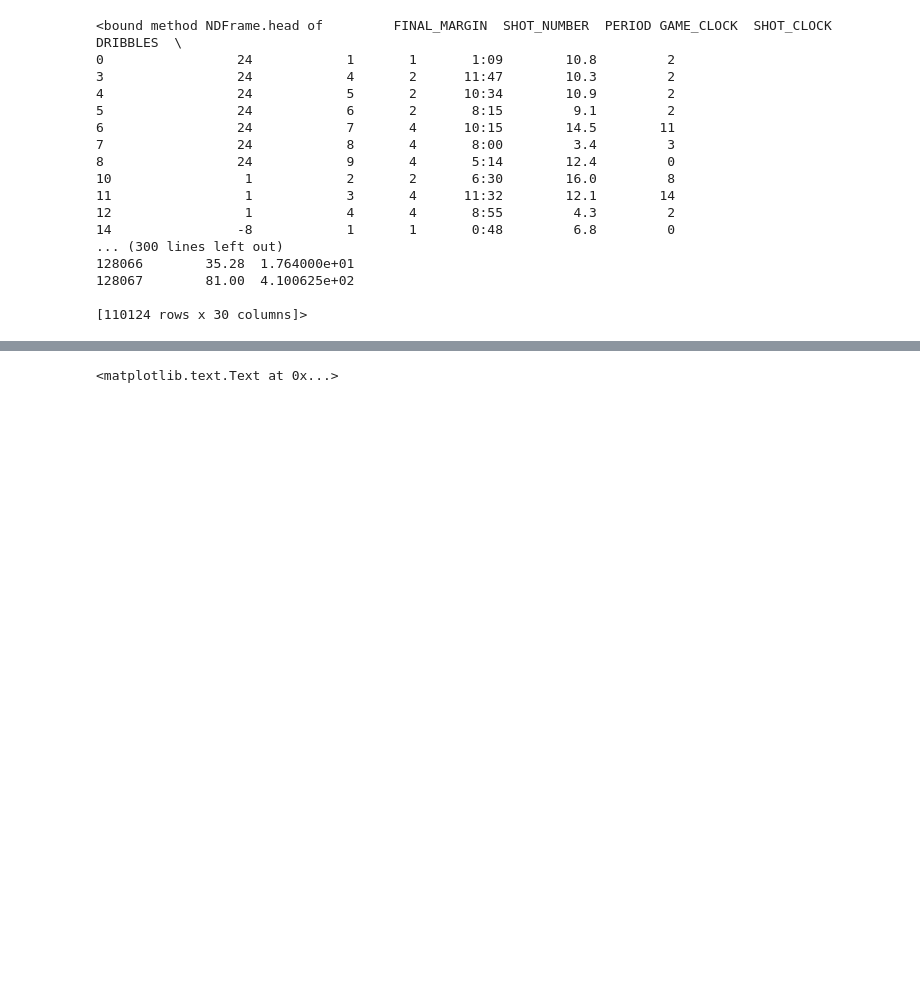
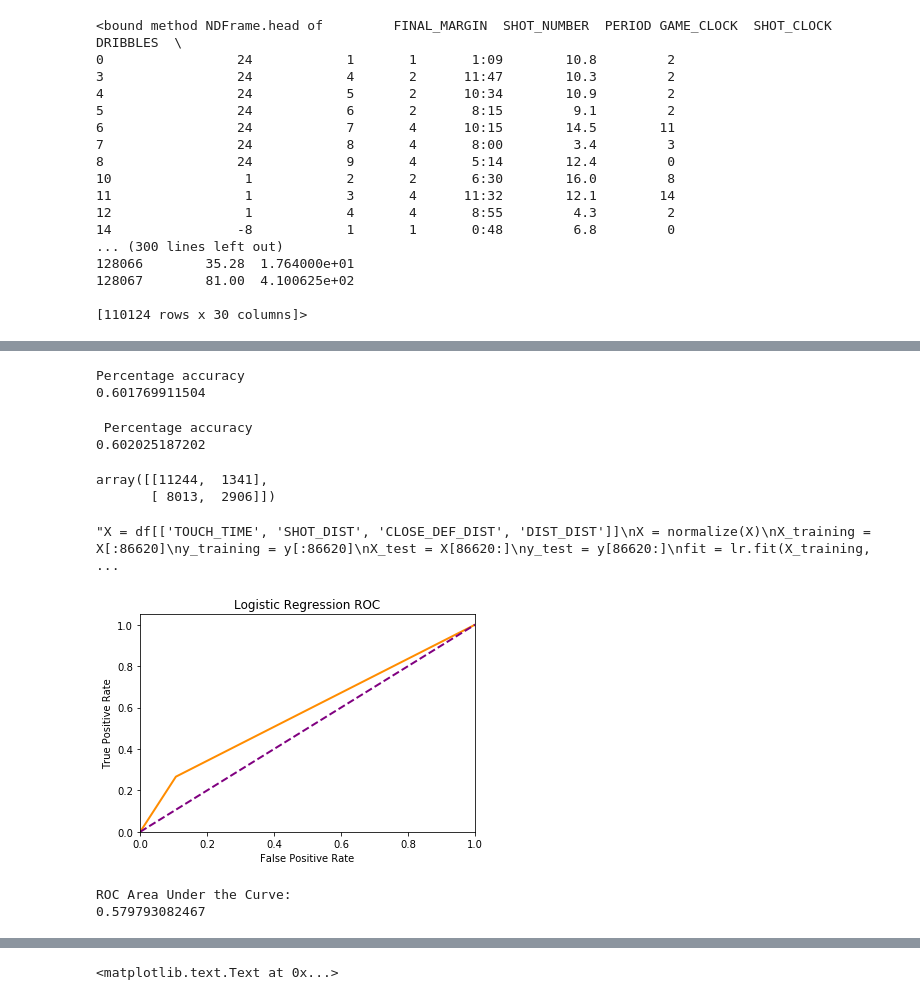
Before and after one commit to kthoward/Thinkful, a Jupyter notebook: *_Portfolio_NBA_Shot_Log.ipynb, the cells around one changed output, grey strips where cells are left out. Saved outputs shown, nothing was run; the diff lists cells and outputs as text; code cells hidden in the pictures; blank space fills up the shorter version.

```diff
--- a/*_Portfolio_NBA_Shot_Log.ipynb
+++ b/*_Portfolio_NBA_Shot_Log.ipynb
@@ -776,8 +216,0 @@ print(predictions)
-# %%
-# Adding the prediction of shot made to the DF
-prediction = []
-for pred in predictions:
-    pred = pred[1]
-    prediction.append(pred)
-df['PREDICTION'] = prediction
-df.head(10)
@@ -892,0 +513,71 @@ print(a)
+# %%
+# Reducing features to those that have been the most successful. Also worked with features that didn't make the cut
+# for our previous models but left them out due to lack of success
+lr = LogisticRegression()
+y = df['FGM']
+X = df[['PERIOD', 'TOUCH_TIME', 'SHOT_DIST', 'CLOSE_DEF_DIST', 'DIST_DIST', 'player_id']]
+X = normalize(X)
+X_training = X[:86620]
+y_training = y[:86620]
+X_test = X[86620:]
+y_test = y[86620:]
+fit = lr.fit(X_training, y_training)
+y_pred = lr.predict(X_test)
+print('Percentage accuracy')
+print(lr.score(X_test, y_test))
+# %% [output]
+Percentage accuracy
+0.601769911504
+# %%
+# Tuning our model to increase regularization slightly
+lr = LogisticRegression(C=.65)
+fit = lr.fit(X_training, y_training)
+y_pred = lr.predict(X_test)
+print('\n Percentage accuracy')
+print(lr.score(X_test, y_test))
+# %% [output]
+ Percentage accuracy
+0.602025187202
+# %%
+# 68.4% on selecting 'made' 58.3% on selecting missed. Less frquency selecting 'made' then other models. But much
+# higher success rate.
+confusion_matrix(y_test, y_pred)
+# %% [output]
+array([[11244,  1341],
+       [ 8013,  2906]])
+# %%
+# Attempted to remove 'player_id to lesser success
+'''X = df[['TOUCH_TIME', 'SHOT_DIST', 'CLOSE_DEF_DIST', 'DIST_DIST']]
+X = normalize(X)
+X_training = X[:86620]
+y_training = y[:86620]
+X_test = X[86620:]
+y_test = y[86620:]
+fit = lr.fit(X_training, y_training)
+y_pred = lr.predict(X_test)
+print('\n Percentage accuracy')
+print(lr.score(X_test, y_test))'''
+# %% [output]
+"X = df[['TOUCH_TIME', 'SHOT_DIST', 'CLOSE_DEF_DIST', 'DIST_DIST']]\nX = normalize(X)\nX_training = X[:86620]\ny_training = y[:86620]\nX_test = X[86620:]\ny_test = y[86620:]\nfit = lr.fit(X_training,  ...
+# %%
+# Plotting ROC graph so we can compare visually with all models and compute our AUC
+fpr_l, tpr_l, thresholds = sklearn.metrics.roc_curve(y_test, y_pred)
+plt.figure()
+a = roc_auc_score(y_test, y_pred)
+lw = 2
+plt.plot(fpr_l, tpr_l, color='darkorange',
+         lw=lw)
+plt.plot([0, 1], [0, 1], color='purple', lw=lw, linestyle='--')
+plt.xlim([0.0, 1.0])
+plt.ylim([0.0, 1.05])
+plt.xlabel('False Positive Rate')
+plt.ylabel('True Positive Rate')
+plt.title('Logistic Regression ROC')
+plt.legend(loc="lower right")
+plt.show()
+print('ROC Area Under the Curve:')
+print(a)
+# %% [output]
+[figure, added]
+ROC Area Under the Curve:
+0.579793082467
```
Also changed, not shown: parts of 110 cells of this notebook.
